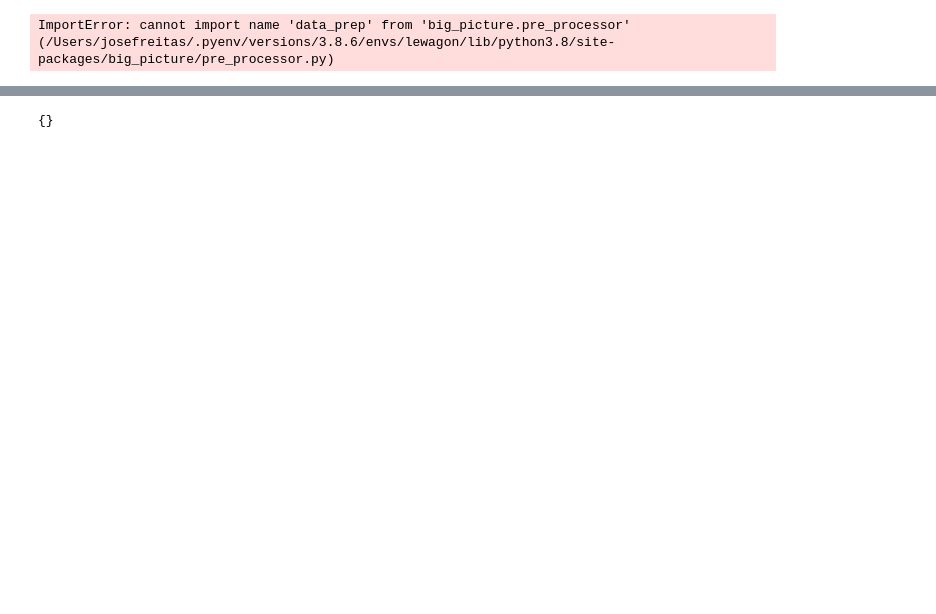
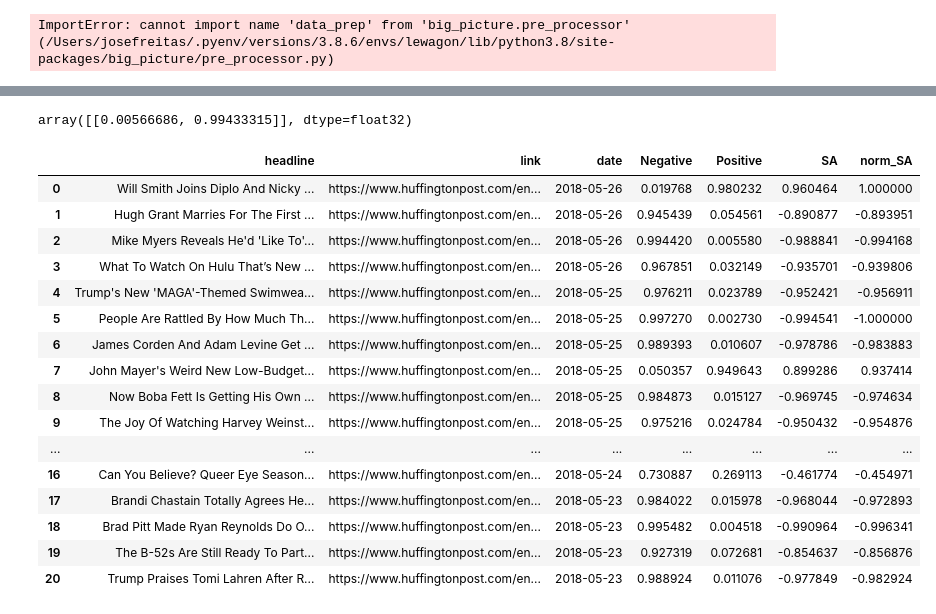
Before and after one commit to archifreitas/big_picture, a Jupyter notebook: notebooks/newsapi_freitas.ipynb, the cells around one changed output, grey strips where cells are left out. Drawn from its saved outputs; the diff is of its cells as text; code cells hidden in the pictures; blank space fills up the shorter version.

```diff
--- a/notebooks/newsapi_freitas.ipynb
+++ b/notebooks/newsapi_freitas.ipynb
@@ -952,3 +970,5 @@ You should probably TRAIN this model on a down-stream task to be able to use it
 # %%
-model.predict(example, source='web')
+sample = 1
+prediction = model.predict(data.iloc[sample:sample+1, :], source='web')
+data.iloc[sample:sample+1, :]
 # %% [output]
@@ -960,4 +981,26 @@ KeyError: 'Entertainment'
-# %%
-model.labels
-# %% [output]
-{}
+# %%
+prediction
+# %% [output]
+array([[0.00566686, 0.99433315]], dtype=float32)
+# %%
+cluster = model.labels[prediction[0][0]].clusters[prediction[0][1]]
+
+cluster.df
+# %% [output]
+|  | headline | link | date | Negative | Positive | SA | norm_SA |
+| 0 | Will Smith Joins Diplo And Nicky ... | https://www.huffingtonpost.com/en... | 2018-05-26 | 0.019768 | 0.980232 | 0.960464 | 1.000000 |
+| 1 | Hugh Grant Marries For The First ... | https://www.huffingtonpost.com/en... | 2018-05-26 | 0.945439 | 0.054561 | -0.890877 | -0.893951 |
+| 2 | Mike Myers Reveals He'd 'Like To'... | https://www.huffingtonpost.com/en... | 2018-05-26 | 0.994420 | 0.005580 | -0.988841 | -0.994168 |
+| 3 | What To Watch On Hulu That’s New ... | https://www.huffingtonpost.com/en... | 2018-05-26 | 0.967851 | 0.032149 | -0.935701 | -0.939806 |
+| 4 | Trump's New 'MAGA'-Themed Swimwea... | https://www.huffingtonpost.com/en... | 2018-05-25 | 0.976211 | 0.023789 | -0.952421 | -0.956911 |
+| 5 | People Are Rattled By How Much Th... | https://www.huffingtonpost.com/en... | 2018-05-25 | 0.997270 | 0.002730 | -0.994541 | -1.000000 |
+| 6 | James Corden And Adam Levine Get ... | https://www.huffingtonpost.com/en... | 2018-05-25 | 0.989393 | 0.010607 | -0.978786 | -0.983883 |
+| 7 | John Mayer's Weird New Low-Budget... | https://www.huffingtonpost.com/en... | 2018-05-25 | 0.050357 | 0.949643 | 0.899286 | 0.937414 |
+| 8 | Now Boba Fett Is Getting His Own ... | https://www.huffingtonpost.com/en... | 2018-05-25 | 0.984873 | 0.015127 | -0.969745 | -0.974634 |
+| 9 | The Joy Of Watching Harvey Weinst... | https://www.huffingtonpost.com/en... | 2018-05-25 | 0.975216 | 0.024784 | -0.950432 | -0.954876 |
+| ... | ... | ... | ... | ... | ... | ... | ... |
+| 16 | Can You Believe? Queer Eye Season... | https://www.huffingtonpost.com/en... | 2018-05-24 | 0.730887 | 0.269113 | -0.461774 | -0.454971 |
+| 17 | Brandi Chastain Totally Agrees He... | https://www.huffingtonpost.com/en... | 2018-05-23 | 0.984022 | 0.015978 | -0.968044 | -0.972893 |
+| 18 | Brad Pitt Made Ryan Reynolds Do O... | https://www.huffingtonpost.com/en... | 2018-05-23 | 0.995482 | 0.004518 | -0.990964 | -0.996341 |
+| 19 | The B-52s Are Still Ready To Part... | https://www.huffingtonpost.com/en... | 2018-05-23 | 0.927319 | 0.072681 | -0.854637 | -0.856876 |
+| 20 | Trump Praises Tomi Lahren After R... | https://www.huffingtonpost.com/en... | 2018-05-23 | 0.988924 | 0.011076 | -0.977849 | -0.982924 |
```
Also changed, not shown: parts of 10 cells of this notebook, 7 other files.
